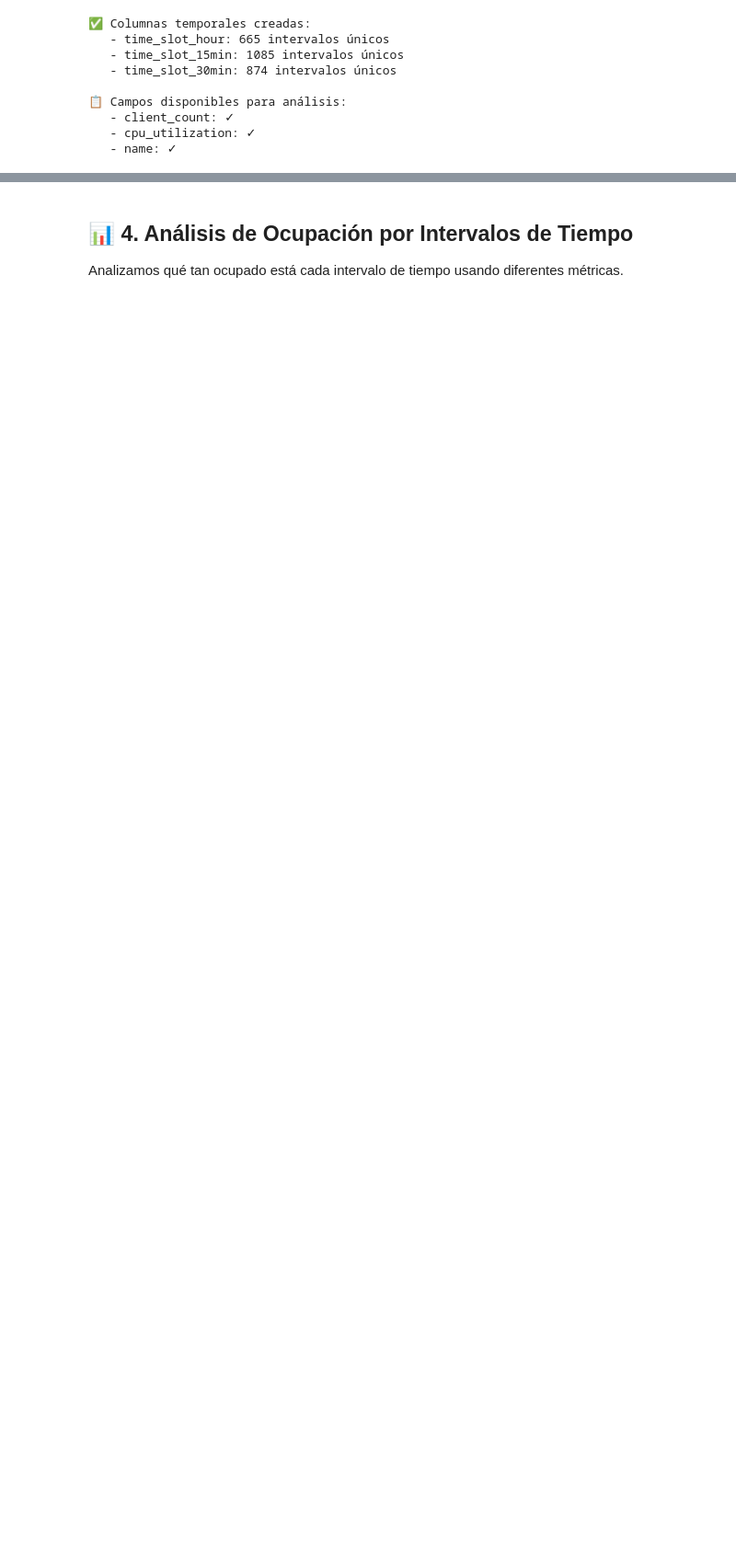
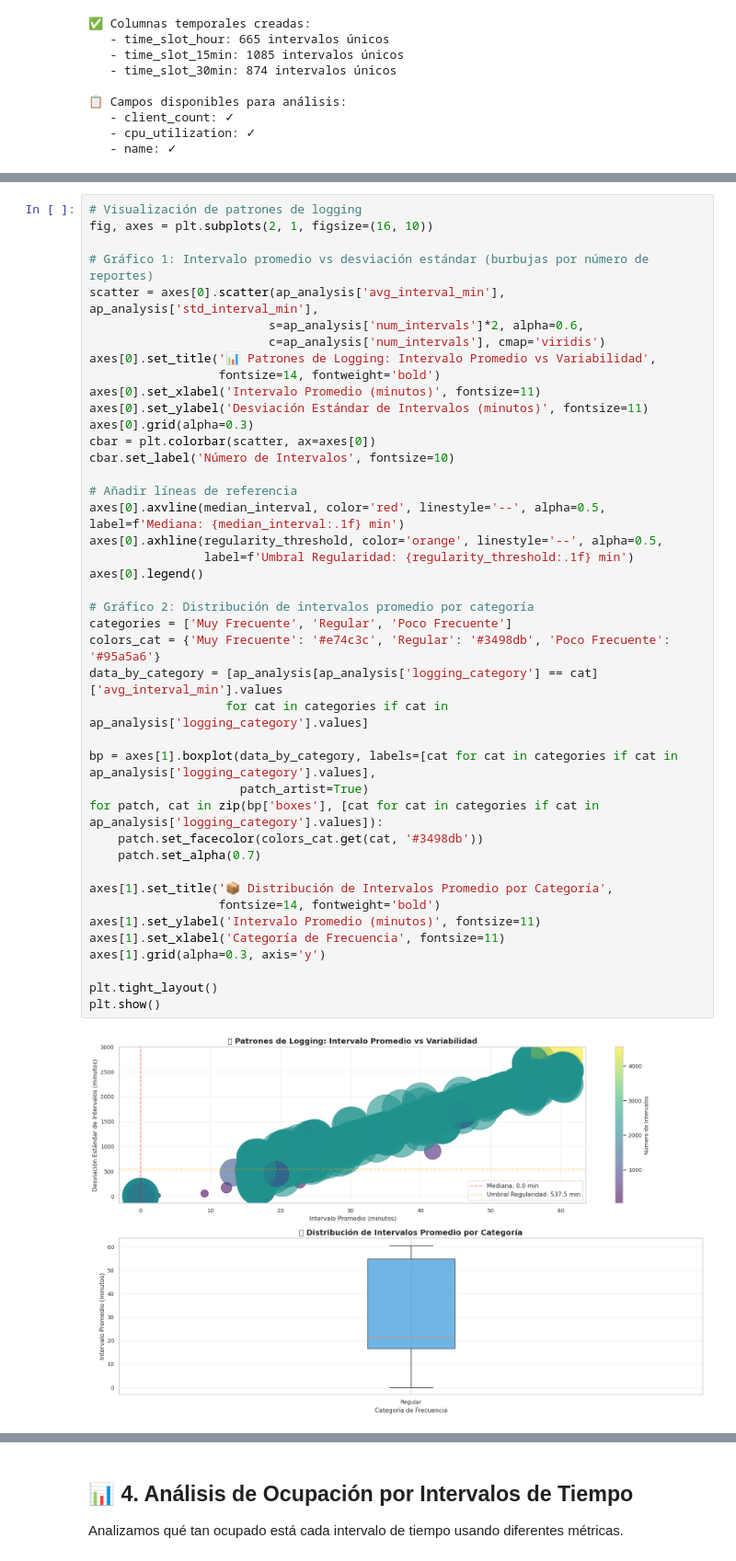
Before and after one commit to Barretina-Negra/UAB-WiFi-Dataset-Analysis, a Jupyter notebook: starter_kits/02_ap_timeslot_analysis.ipynb, the cells around one changed output, grey strips where cells are left out. Shown at 92% size. Drawn from its saved outputs; the diff is of its cells as text; blank space fills up the shorter version.

```diff
--- a/starter_kits/02_ap_timeslot_analysis.ipynb
+++ b/starter_kits/02_ap_timeslot_analysis.ipynb
@@ -145,0 +379,44 @@ print(f"   - name: {'✓' if 'name' in df_aps.columns else '✗'}")
+# %%
+# Visualización de patrones de logging
+fig, axes = plt.subplots(2, 1, figsize=(16, 10))
+
+# Gráfico 1: Intervalo promedio vs desviación estándar (burbujas por número de reportes)
+scatter = axes[0].scatter(ap_analysis['avg_interval_min'], ap_analysis['std_interval_min'],
+                         s=ap_analysis['num_intervals']*2, alpha=0.6,
+                         c=ap_analysis['num_intervals'], cmap='viridis')
+axes[0].set_title('📊 Patrones de Logging: Intervalo Promedio vs Variabilidad',
+                  fontsize=14, fontweight='bold')
+axes[0].set_xlabel('Intervalo Promedio (minutos)', fontsize=11)
+axes[0].set_ylabel('Desviación Estándar de Intervalos (minutos)', fontsize=11)
+axes[0].grid(alpha=0.3)
+cbar = plt.colorbar(scatter, ax=axes[0])
+cbar.set_label('Número de Intervalos', fontsize=10)
+
+# Añadir líneas de referencia
+axes[0].axvline(median_interval, color='red', linestyle='--', alpha=0.5, label=f'Mediana: {median_interval:.1f} min')
+axes[0].axhline(regularity_threshold, color='orange', linestyle='--', alpha=0.5,
+                label=f'Umbral Regularidad: {regularity_threshold:.1f} min')
+axes[0].legend()
+
+# Gráfico 2: Distribución de intervalos promedio por categoría
+categories = ['Muy Frecuente', 'Regular', 'Poco Frecuente']
+colors_cat = {'Muy Frecuente': '#e74c3c', 'Regular': '#3498db', 'Poco Frecuente': '#95a5a6'}
+data_by_category = [ap_analysis[ap_analysis['logging_category'] == cat]['avg_interval_min'].values
+                   for cat in categories if cat in ap_analysis['logging_category'].values]
+
+bp = axes[1].boxplot(data_by_category, labels=[cat for cat in categories if cat in ap_analysis['logging_category'].values],
+                     patch_artist=True)
+for patch, cat in zip(bp['boxes'], [cat for cat in categories if cat in ap_analysis['logging_category'].values]):
+    patch.set_facecolor(colors_cat.get(cat, '#3498db'))
+    patch.set_alpha(0.7)
+
+axes[1].set_title('📦 Distribución de Intervalos Promedio por Categoría',
+                  fontsize=14, fontweight='bold')
+axes[1].set_ylabel('Intervalo Promedio (minutos)', fontsize=11)
+axes[1].set_xlabel('Categoría de Frecuencia', fontsize=11)
+axes[1].grid(alpha=0.3, axis='y')
+
+plt.tight_layout()
+plt.show()
+# %% [output]
+[figure, added]
```
Also changed, not shown: parts of 9 cells of this notebook.
